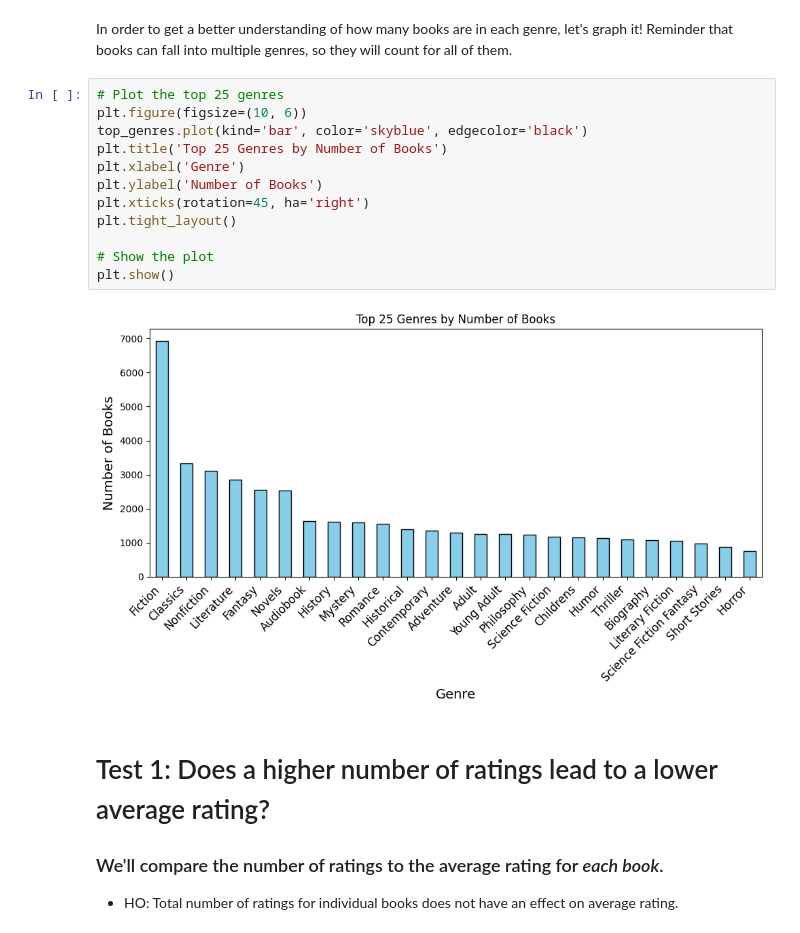
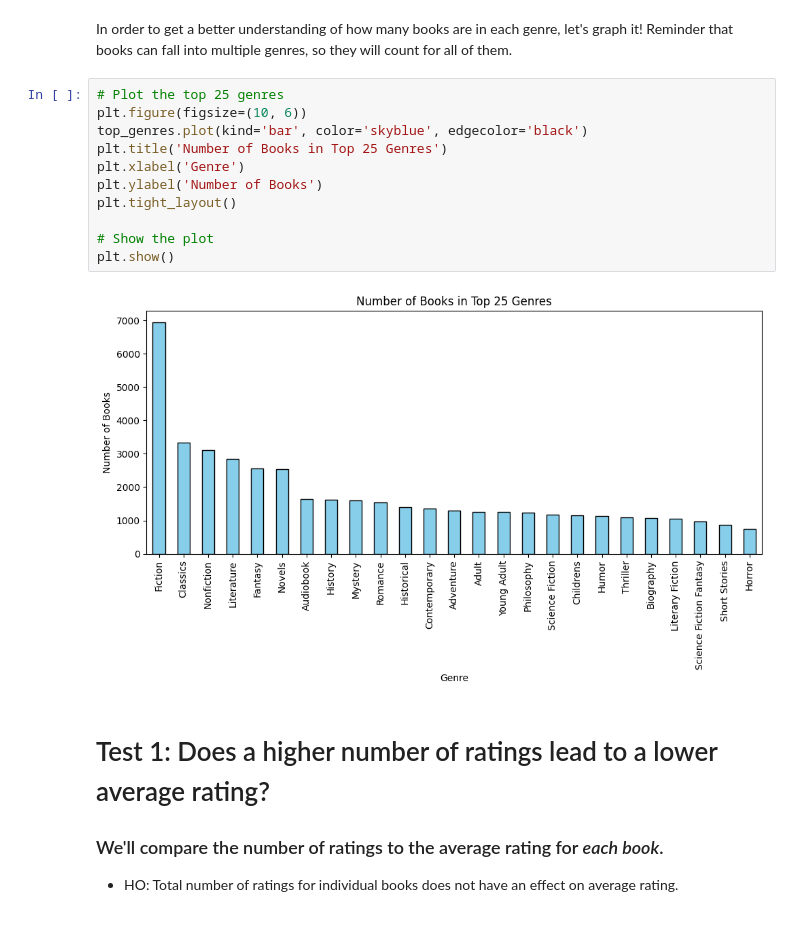
Before and after one commit to Jhoff721/cmsc320-group-project, a Jupyter notebook: checkpoint2.ipynb, the cells around one changed output. Cells and saved outputs as stored; diff of their text form.

```diff
--- a/checkpoint2.ipynb
+++ b/checkpoint2.ipynb
@@ -192,17 +195,16 @@ In order to get a better understanding of how many books are in each genre, let'
 # %%
 # Plot the top 25 genres
 plt.figure(figsize=(10, 6))
 top_genres.plot(kind='bar', color='skyblue', edgecolor='black')
-plt.title('Top 25 Genres by Number of Books')
+plt.title('Number of Books in Top 25 Genres')
 plt.xlabel('Genre')
 plt.ylabel('Number of Books')
-plt.xticks(rotation=45, ha='right')
 plt.tight_layout()
 
 # Show the plot
 plt.show()
 # %% [output]
-[figure, old version]
+[figure, new version]
 # %% [markdown]
 # Test 1: Does a higher number of ratings lead to a lower average rating?
 ### We'll compare the number of ratings to the average rating for *each book*.
```
Also changed, not shown: parts of 3 cells of this notebook.
